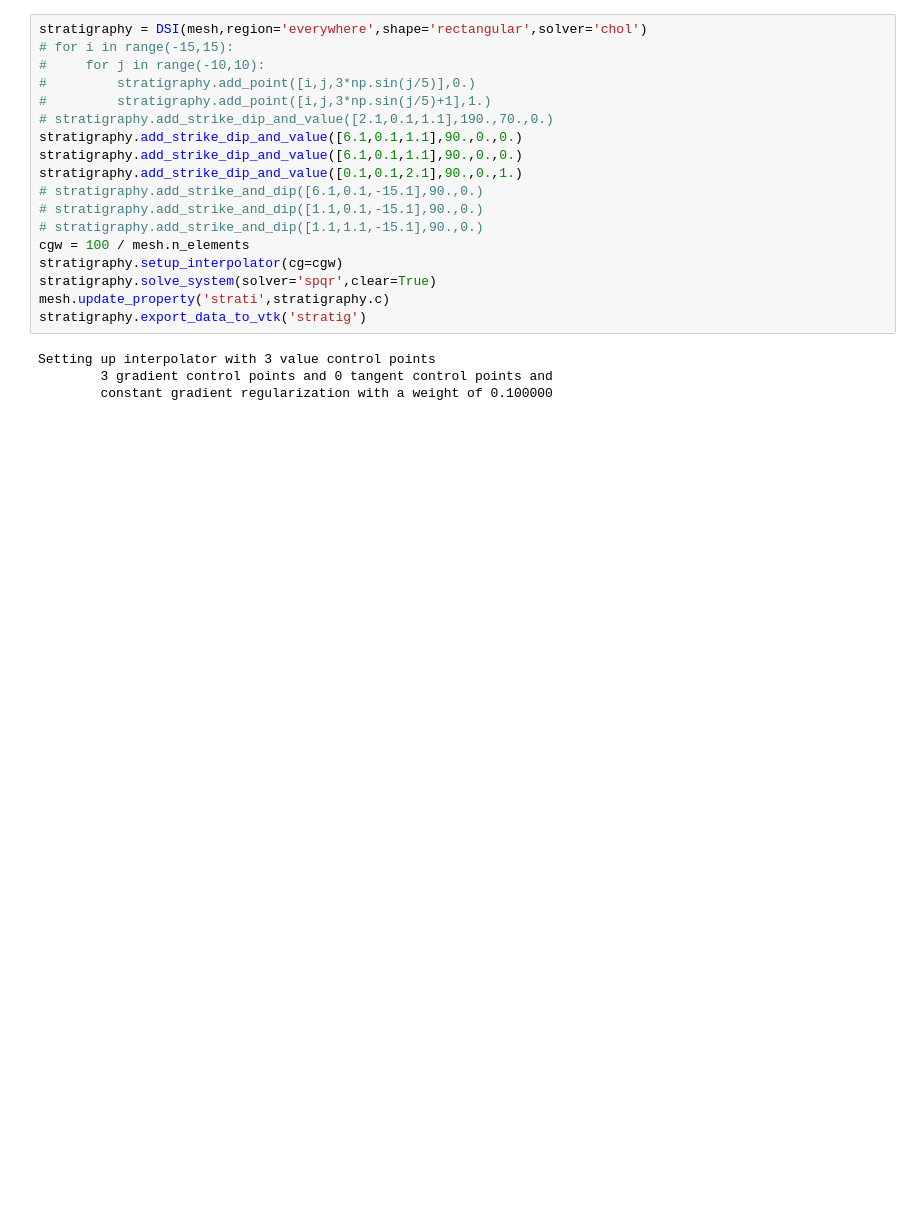
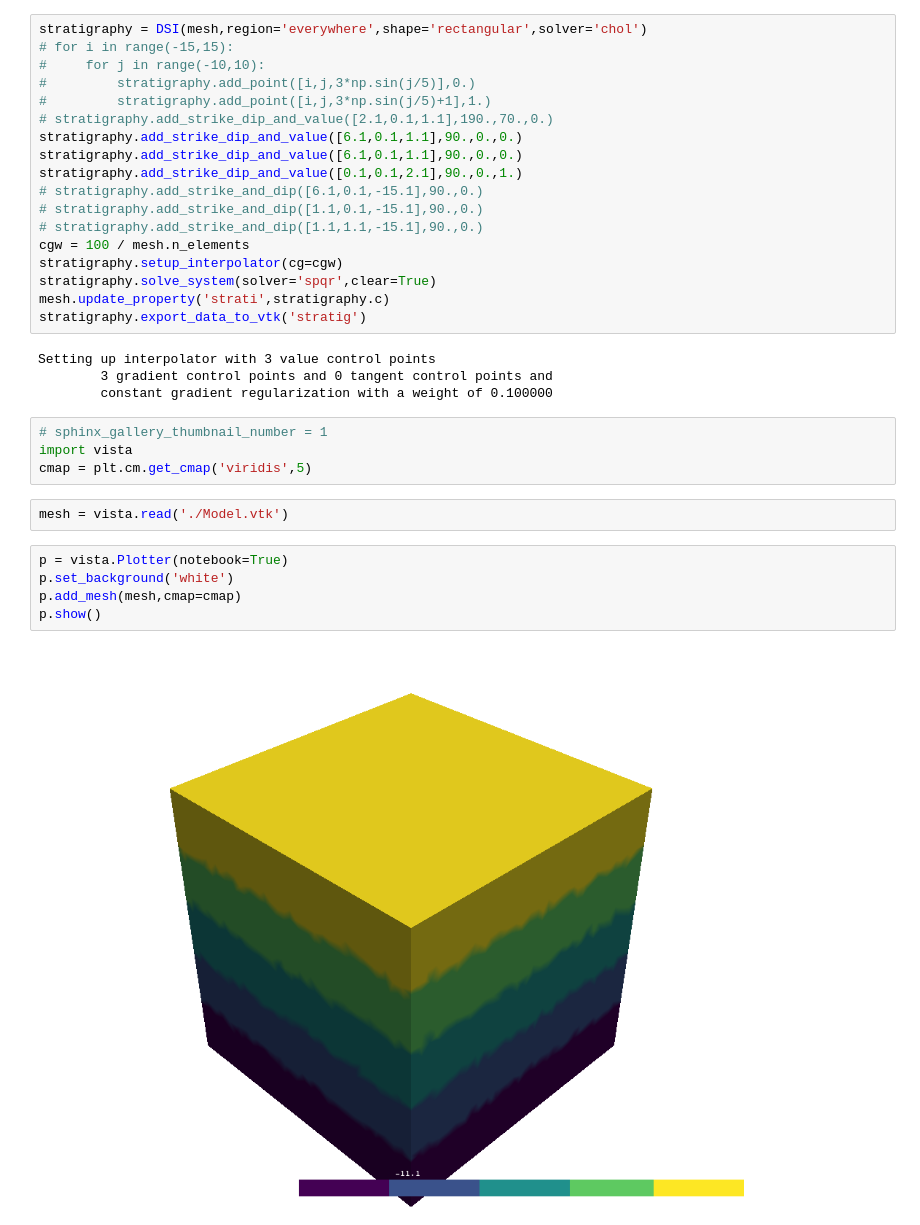
Before and after one commit to Loop3D/LoopStructural, a Jupyter notebook: notebooks/Interpolate Example.ipynb, the cells around one changed output. Saved outputs shown, nothing was run; the diff lists cells and outputs as text; blank space fills up the shorter version.

```diff
--- a/notebooks/Interpolate Example.ipynb
+++ b/notebooks/Interpolate Example.ipynb
@@ -44,3 +47,16 @@ stratigraphy.export_data_to_vtk('stratig')
 Setting up interpolator with 3 value control points
         3 gradient control points and 0 tangent control points and
         constant gradient regularization with a weight of 0.100000
+# %%
+# sphinx_gallery_thumbnail_number = 1
+import vista
+cmap = plt.cm.get_cmap('viridis',5)
+# %%
+mesh = vista.read('./Model.vtk')
+# %%
+p = vista.Plotter(notebook=True)
+p.set_background('white')
+p.add_mesh(mesh,cmap=cmap)
+p.show()
+# %% [output]
+[figure, added]
```
Also changed, not shown: parts of 3 cells of this notebook, 6 other files.
